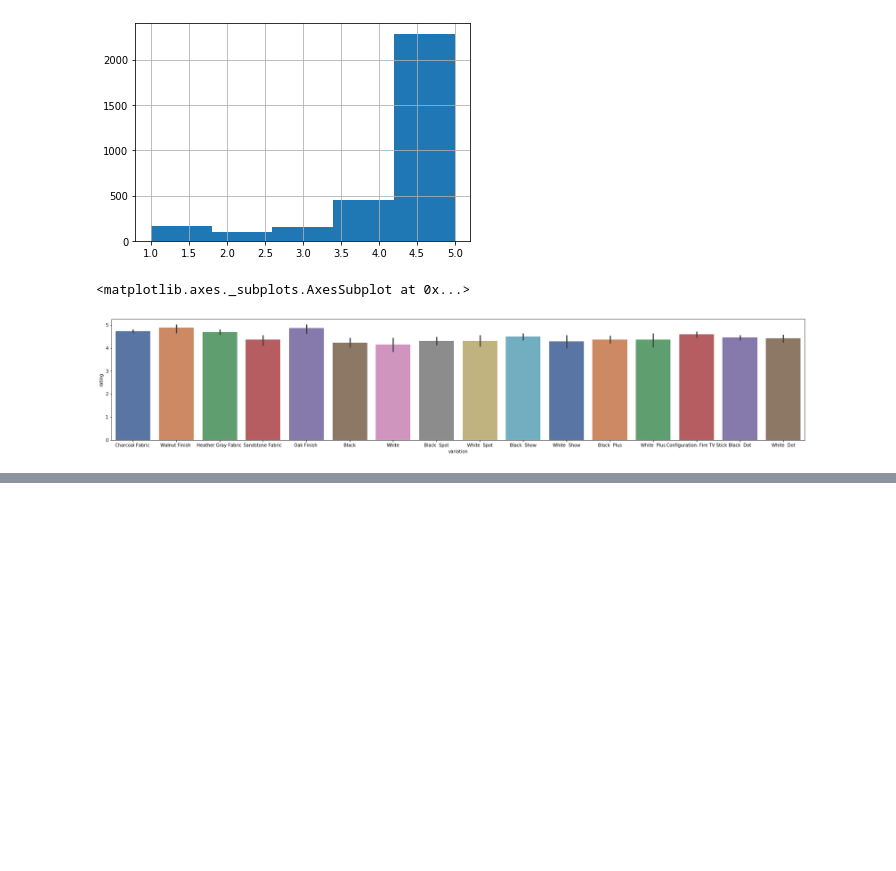
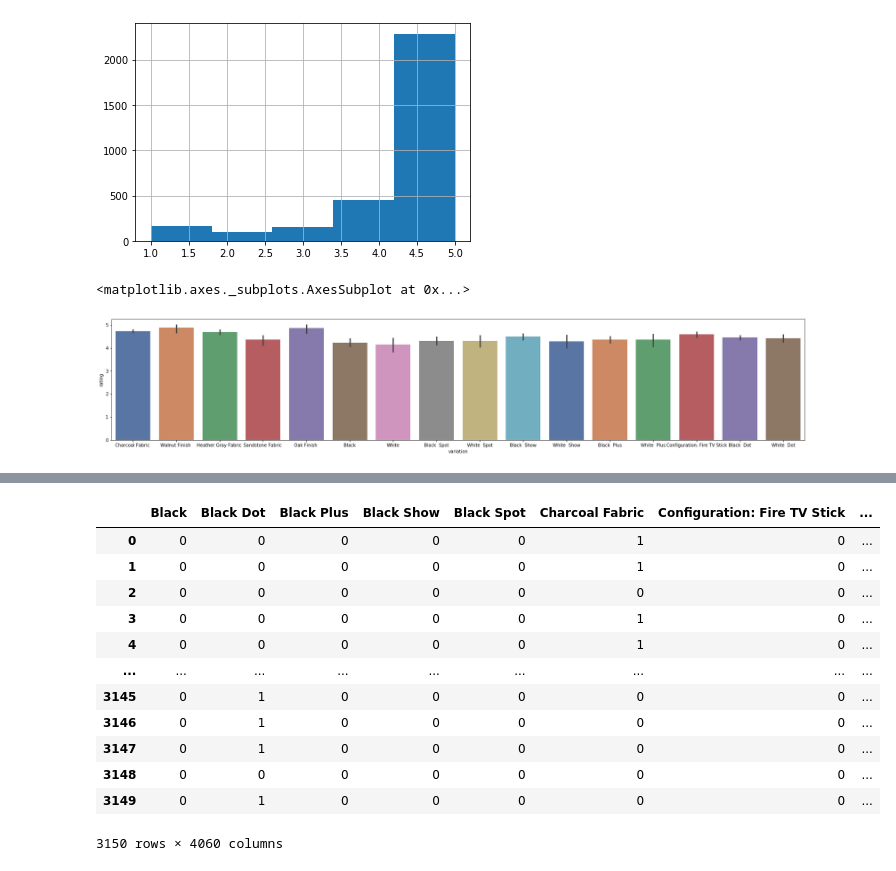
Before and after one commit to marcelounb/DeepLearning, a Jupyter notebook: Projeto5_texto_analise_sentimentos.ipynb, the cells around one changed output, grey strips where cells are left out. Cells and saved outputs as stored; diff of their text form; code cells hidden in the pictures; blank space fills up the shorter version.

```diff
--- a/Projeto5_texto_analise_sentimentos.ipynb
+++ b/Projeto5_texto_analise_sentimentos.ipynb
@@ -79,0 +213,2 @@ sns.barplot(x = 'variation', y='rating', data = df_alexa, palette='deep')
+# %%
+df_alexa.drop(['verified_reviews'], axis = 1, inplace=True)
@@ -79,0 +224,2 @@ sns.barplot(x = 'variation', y='rating', data = df_alexa, palette='deep')
+# %%
+reviews = pd.DataFrame(alexa_countvectorizer.toarray())
@@ -79,0 +236,2 @@ sns.barplot(x = 'variation', y='rating', data = df_alexa, palette='deep')
+# %%
+df_alexa = pd.concat([df_alexa, reviews], axis = 1)
@@ -79,0 +248,2 @@ sns.barplot(x = 'variation', y='rating', data = df_alexa, palette='deep')
+# %%
+X = df_alexa.drop(['feedback'], axis=1)
@@ -79,0 +252,16 @@ sns.barplot(x = 'variation', y='rating', data = df_alexa, palette='deep')
+# %%
+X
+# %% [output]
+|  | Black | Black Dot | Black Plus | Black Show | Black Spot | Charcoal Fabric | Configuration: Fire TV Stick | ... |
+| 0 | 0 | 0 | 0 | 0 | 0 | 1 | 0 | ... |
+| 1 | 0 | 0 | 0 | 0 | 0 | 1 | 0 | ... |
+| 2 | 0 | 0 | 0 | 0 | 0 | 0 | 0 | ... |
+| 3 | 0 | 0 | 0 | 0 | 0 | 1 | 0 | ... |
+| 4 | 0 | 0 | 0 | 0 | 0 | 1 | 0 | ... |
+| ... | ... | ... | ... | ... | ... | ... | ... | ... |
+| 3145 | 0 | 1 | 0 | 0 | 0 | 0 | 0 | ... |
+| 3146 | 0 | 1 | 0 | 0 | 0 | 0 | 0 | ... |
+| 3147 | 0 | 1 | 0 | 0 | 0 | 0 | 0 | ... |
+| 3148 | 0 | 0 | 0 | 0 | 0 | 0 | 0 | ... |
+| 3149 | 0 | 1 | 0 | 0 | 0 | 0 | 0 | ... |
+3150 rows × 4060 columns
```
Also changed, not shown: parts of 41 cells of this notebook.
